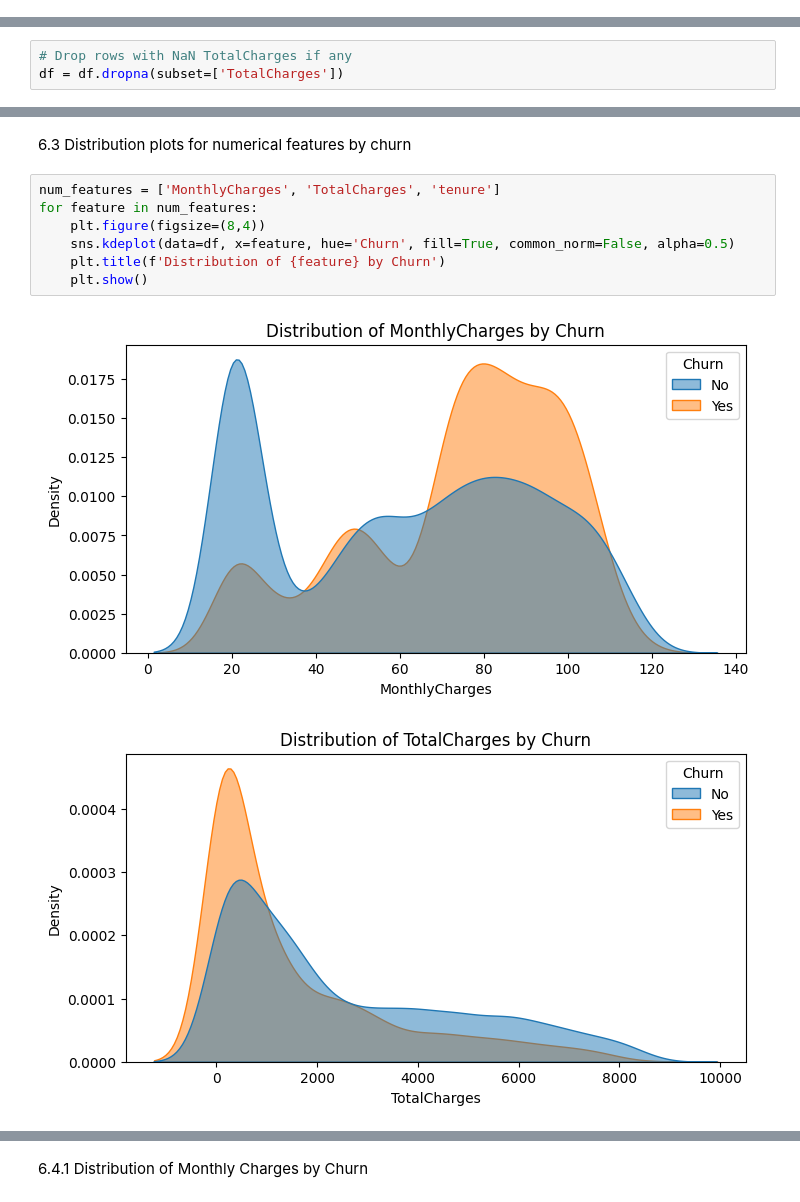
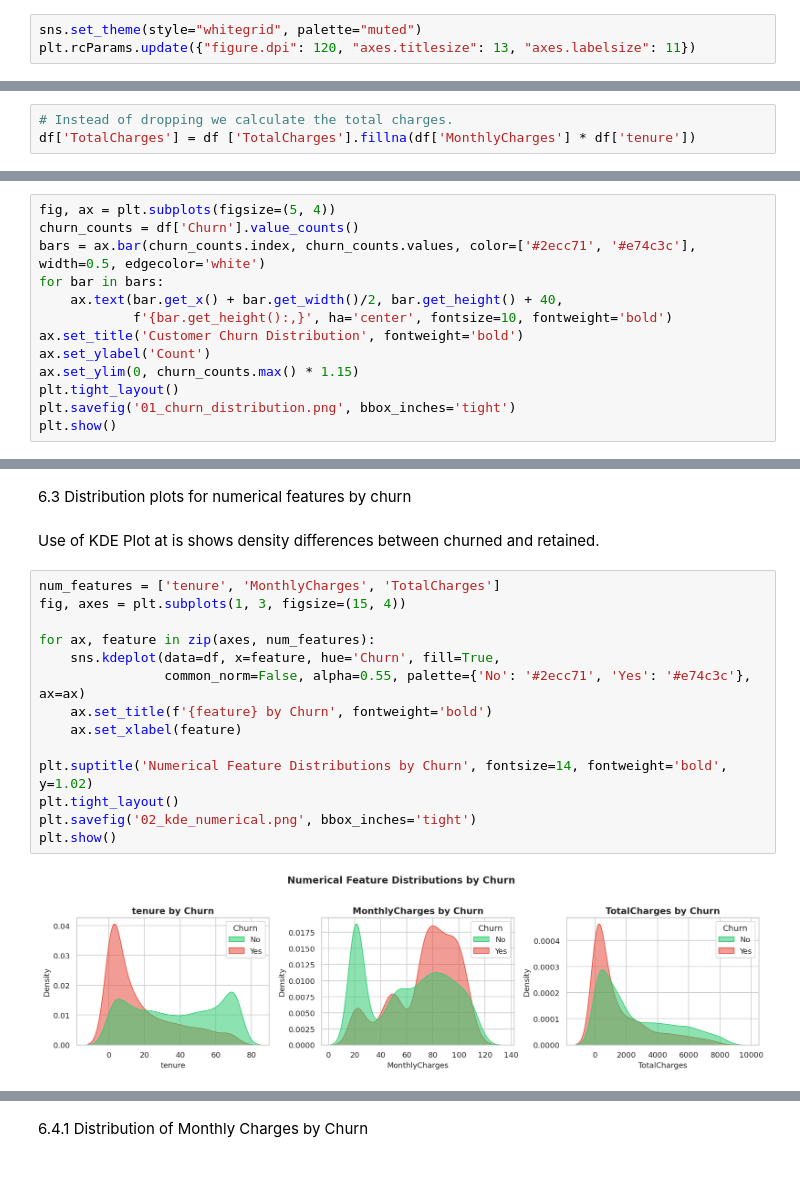
Before and after one commit to Shakya658/customer-churn, a Jupyter notebook: Notebooks/churn_analysis.ipynb, the cells around one changed output, grey strips where cells are left out. Saved outputs shown, nothing was run; the diff lists cells and outputs as text; blank space fills up the shorter version.

```diff
--- a/Notebooks/churn_analysis.ipynb
+++ b/Notebooks/churn_analysis.ipynb
@@ -21,3 +28,6 @@ import seaborn as sns
+# %%
+sns.set_theme(style="whitegrid", palette="muted")
+plt.rcParams.update({"figure.dpi": 120, "axes.titlesize": 13, "axes.labelsize": 11})
 # %% [markdown]
 #3. Data Loading
 # %%
@@ -134,6 +167,3 @@ df['TotalCharges'] = pd.to_numeric(df['TotalCharges'], errors='coerce')
 print(df['TotalCharges'].isnull().sum())
 # %% [output]
 11
-# %%
-# Drop rows with NaN TotalCharges if any
-df = df.dropna(subset=['TotalCharges'])
@@ -140,3 +172,6 @@ df = df.dropna(subset=['TotalCharges'])
+# %%
+# Instead of dropping we calculate the total charges.
+df['TotalCharges'] = df ['TotalCharges'].fillna(df['MonthlyCharges'] * df['tenure'])
 # %%
 # Confirm no missing values remain in TotalCharges
 print(df['TotalCharges'].isnull().sum())
@@ -168,0 +184,13 @@ Name: proportion, dtype: float64
+# %%
+fig, ax = plt.subplots(figsize=(5, 4))
+churn_counts = df['Churn'].value_counts()
+bars = ax.bar(churn_counts.index, churn_counts.values, color=['#2ecc71', '#e74c3c'], width=0.5, edgecolor='white')
+for bar in bars:
+    ax.text(bar.get_x() + bar.get_width()/2, bar.get_height() + 40,
+            f'{bar.get_height():,}', ha='center', fontsize=10, fontweight='bold')
+ax.set_title('Customer Churn Distribution', fontweight='bold')
+ax.set_ylabel('Count')
+ax.set_ylim(0, churn_counts.max() * 1.15)
+plt.tight_layout()
+plt.savefig('01_churn_distribution.png', bbox_inches='tight')
+plt.show()
@@ -179,13 +209,21 @@ df.groupby('Churn')[['MonthlyCharges', 'TotalCharges', 'tenure']].describe()
 2 rows × 24 columns
 # %% [markdown]
 6.3 Distribution plots for numerical features by churn
+# %% [markdown]
+Use of KDE Plot at is shows density differences between churned and retained.
 # %%
-num_features = ['MonthlyCharges', 'TotalCharges', 'tenure']
-for feature in num_features:
-    plt.figure(figsize=(8,4))
-    sns.kdeplot(data=df, x=feature, hue='Churn', fill=True, common_norm=False, alpha=0.5)
-    plt.title(f'Distribution of {feature} by Churn')
-    plt.show()
+num_features = ['tenure', 'MonthlyCharges', 'TotalCharges']
+fig, axes = plt.subplots(1, 3, figsize=(15, 4))
+
+for ax, feature in zip(axes, num_features):
+    sns.kdeplot(data=df, x=feature, hue='Churn', fill=True,
+                common_norm=False, alpha=0.55, palette={'No': '#2ecc71', 'Yes': '#e74c3c'}, ax=ax)
+    ax.set_title(f'{feature} by Churn', fontweight='bold')
+    ax.set_xlabel(feature)
+
+plt.suptitle('Numerical Feature Distributions by Churn', fontsize=14, fontweight='bold', y=1.02)
+plt.tight_layout()
+plt.savefig('02_kde_numerical.png', bbox_inches='tight')
+plt.show()
 # %% [output]
-[figure, old version]
+[figure, new version]
-[figure, removed]
```
Also changed, not shown: parts of 89 cells of this notebook, 7 other files.
